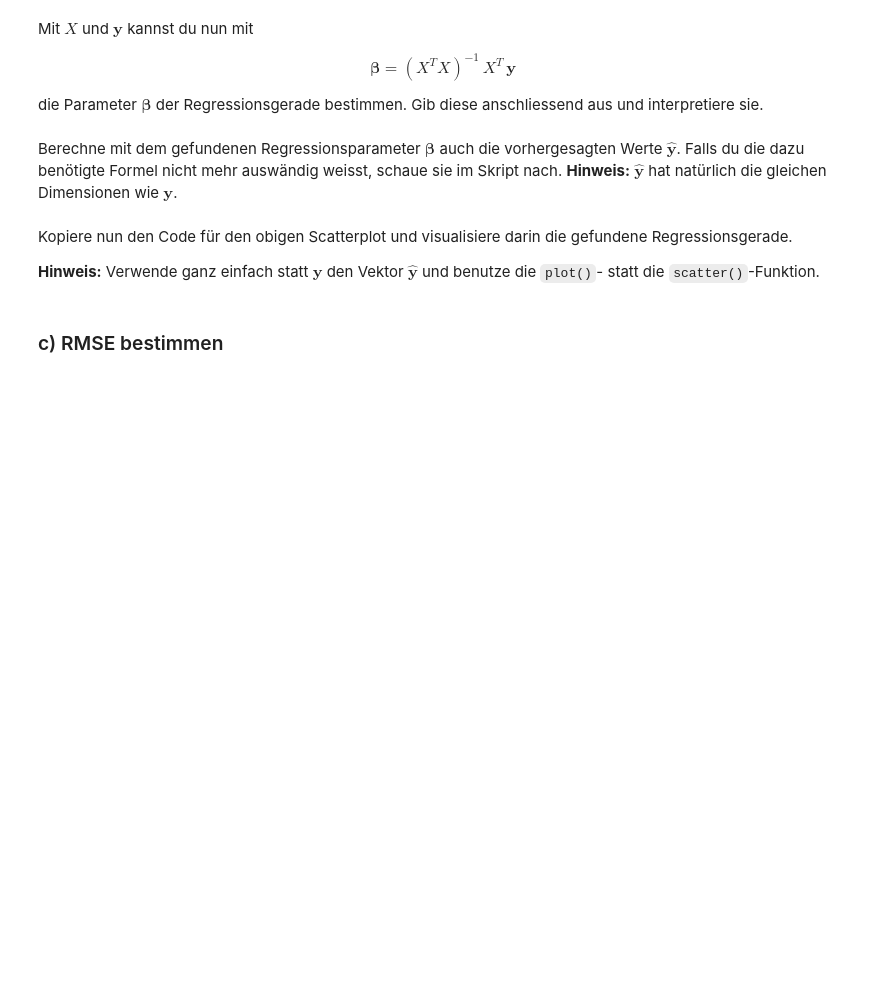
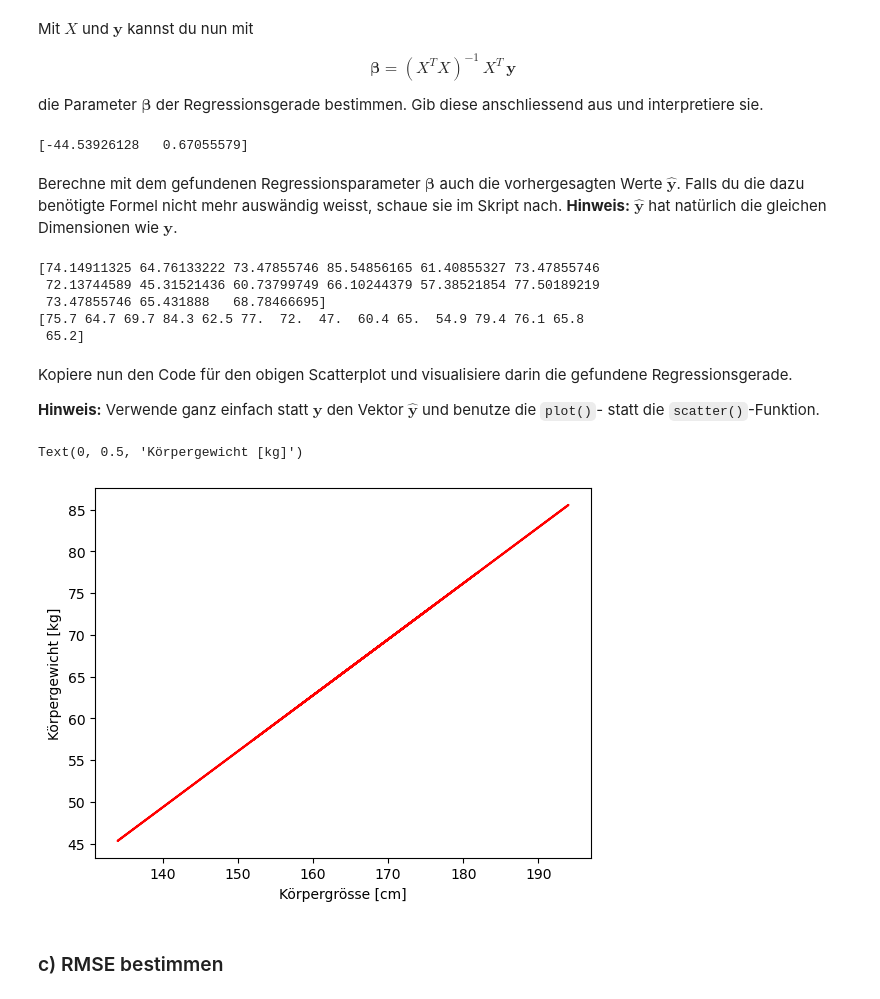
Before and after one commit to Tschoppsilas/ALA, a Jupyter notebook: MC/02_Minichallenge_Lineare_Regression.ipynb, the cells around one changed output. Cells and saved outputs as stored; diff of their text form; code cells hidden in the pictures; blank space fills up the shorter version.

```diff
--- a/MC/02_Minichallenge_Lineare_Regression.ipynb
+++ b/MC/02_Minichallenge_Lineare_Regression.ipynb
@@ -32,5 +32,5 @@ import matplotlib.pyplot as plt
 In der ersten Aufgabe sollst du die Berechnungen zum Beispiel im Skript nachvollziehen und die lineare Algebra mit Numpy umsetzen.
 Dazu lesen wir erst einmal mit Pandas die Daten ein und visualisieren sie wie im Skript:
 # %%
-data = pd.read_csv("height_weight_data.csv")
+data = pd.read_csv("Daten/height_weight_data.csv")
 data.head()
@@ -53,3 +63,4 @@ Nun bist du an der Reihe!
 Um die lineare Regression durchführen zu können, brauchen wir die Inputs in geeigneter Form. Erstelle dazu die Design-Matrix $X \in \mathbb{R}^{15\times2}$ und den Vektor $\mathbf{y} \in \mathbb{R}^{15}$, indem du geeignete Numpy-Befehle wie `np.hstack()` oder `.reshape()` benutzt.
 # %%
 # DEIN CODE
+X= np.hstack([(np.ones_like(x),x)]).T
@@ -65,16 +81,33 @@ $$
 die Parameter $\boldsymbol{\beta}$ der Regressionsgerade bestimmen. Gib diese anschliessend aus und interpretiere sie.
 # %%
 # DEIN CODE
+B = np.linalg.inv(X.T @ X)@X.T@y
+print(B)
+# %% [output]
+[-44.53926128   0.67055579]
 # %% [markdown]
 Berechne mit dem gefundenen Regressionsparameter $\boldsymbol{\beta}$ auch die vorhergesagten Werte $\mathbf{\hat{y}}$. Falls du die dazu benötigte Formel nicht mehr auswändig weisst, schaue sie im Skript nach. **Hinweis:** $\mathbf{\hat{y}}$ hat natürlich die gleichen Dimensionen wie $\mathbf{y}$.
 # %%
 # DEIN CODE
+y_dach = X@B
+# %% [output]
+[74.14911325 64.76133222 73.47855746 85.54856165 61.40855327 73.47855746
+ 72.13744589 45.31521436 60.73799749 66.10244379 57.38521854 77.50189219
+ 73.47855746 65.431888   68.78466695]
+[75.7 64.7 69.7 84.3 62.5 77.  72.  47.  60.4 65.  54.9 79.4 76.1 65.8
+ 65.2]
 # %% [markdown]
 Kopiere nun den Code für den obigen Scatterplot und visualisiere darin die gefundene Regressionsgerade.
 
 **Hinweis:** Verwende ganz einfach statt $\mathbf{y}$ den Vektor $\mathbf{\hat{y}}$ und benutze die `plot()`- statt die `scatter()`-Funktion.
 # %%
 # DEIN CODE
+plt.plot(x, y_dach, color='red')
+plt.xlabel("Körpergrösse [cm]")
+plt.ylabel("Körpergewicht [kg]")
+# %% [output]
+Text(0, 0.5, 'Körpergewicht [kg]')
+[figure, added]
 # %% [markdown]
 ### c) RMSE bestimmen
 # %% [markdown]
```
Also changed, not shown: parts of 4 cells of this notebook, 1 other file.
